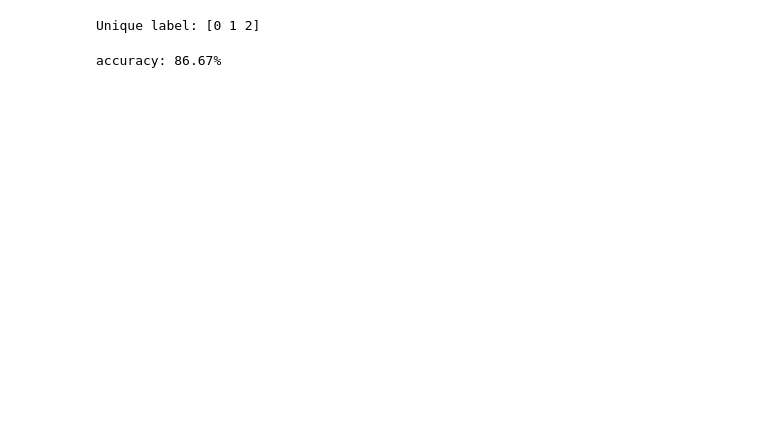
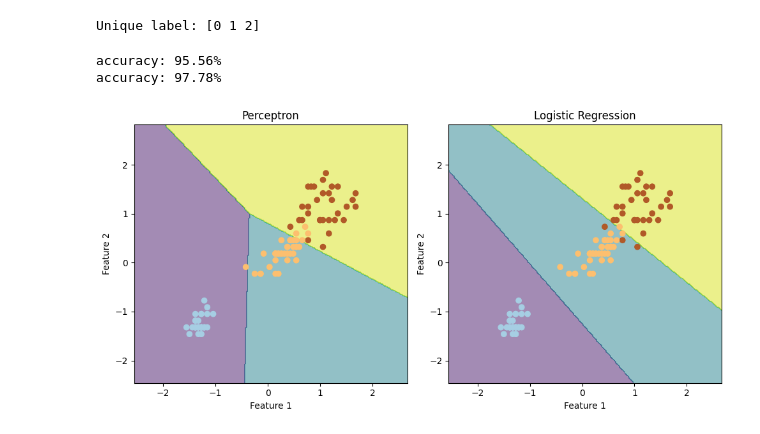
Before and after one commit to DimitrisPassos/ANN1, a Jupyter notebook: Iri.ipynb, the cells around one changed output. Saved outputs shown, nothing was run; the diff lists cells and outputs as text; code cells hidden in the pictures; blank space fills up the shorter version.

```diff
--- a/Iri.ipynb
+++ b/Iri.ipynb
@@ -56,6 +43,58 @@ y_pred = ppn.predict(x_test_std)
-# %%
-print("accuracy: {0:.2f}%".format(accuracy_score(y_test,y_pred) * 100))
-# %% [output]
-accuracy: 86.67%
+# %%
+n_iter = 140
+eta0 = 0.1
+
+ppn = Perceptron(max_iter=n_iter, eta0=eta0, random_state=150, penalty='elasticnet', l1_ratio=0.1, fit_intercept=True, tol=1e-10)
+
+lrr = LogisticRegression(penalty='elasticnet',l1_ratio=0.1, tol=1e-10, fit_intercept=True, random_state=150, max_iter=n_iter, solver='saga')
+
+lrr.fit(x_train_std, y_train)
+ppn.fit(x_train_std,y_train)
+
+y_pred = ppn.predict(x_test_std)
+y_pred_lrr = lrr.predict(x_test_std)
+print("accuracy: {0:.2f}%".format(accuracy_score(y_test,y_pred) * 100))
+print("accuracy: {0:.2f}%".format(accuracy_score(y_test,y_pred_lrr) * 100))
+# Predictions seem to be unstable.
+# %% [output]
+accuracy: 95.56%
+accuracy: 97.78%
+# %%
+import numpy as np
+from matplotlib import pyplot as plt
+from matplotlib.colors import ListedColormap
+
+x_min, x_max = x_train_std[:, 0].min() - 1, x_train_std[:, 0].max() + 1
+y_min, y_max = x_train_std[:, 1].min() - 1, x_train_std[:, 1].max() + 1
+step = 0.02
+xx, yy = np.meshgrid(np.arange(x_min, x_max, step), np.arange(y_min, y_max, step))
+grid_points = np.c_[xx.ravel(), yy.ravel()]
+plt.figure(figsize=(10, 5))
+ppn_predictions = ppn.predict(grid_points)
+lrr_predictions = lrr.predict(grid_points)
+
+# Reshape the predictions to match the meshgrid dimensions
+ppn_predictions = ppn_predictions.reshape(xx.shape)
+lrr_predictions = lrr_predictions.reshape(xx.shape)
+# Plot the Perceptron decision boundary
+plt.subplot(1, 2, 1)
+plt.contourf(xx, yy, ppn_predictions, alpha=0.5)
+plt.scatter(x_train_std[:, 0], x_train_std[:, 1], c=y_train, cmap=plt.cm.Paired)
+plt.title("Perceptron")
+plt.xlabel("Feature 1")
+plt.ylabel("Feature 2")
+
+# Plot the Logistic Regression decision boundary
+plt.subplot(1, 2, 2)
+plt.contourf(xx, yy, lrr_predictions, alpha=0.5)
+plt.scatter(x_train_std[:, 0], x_train_std[:, 1], c=y_train, cmap=plt.cm.Paired)
+plt.title("Logistic Regression")
+plt.xlabel("Feature 1")
+plt.ylabel("Feature 2")
+
+plt.tight_layout()
+plt.show()
+# %% [output]
+[figure, added]
 # %%
 import tensorflow as tf
```
Also changed, not shown: parts of 3 cells of this notebook.
